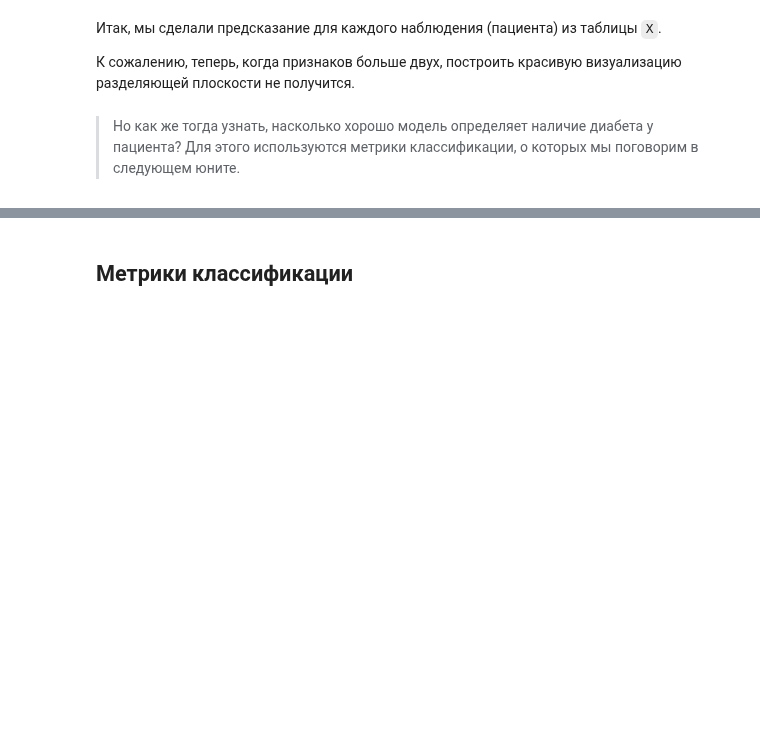
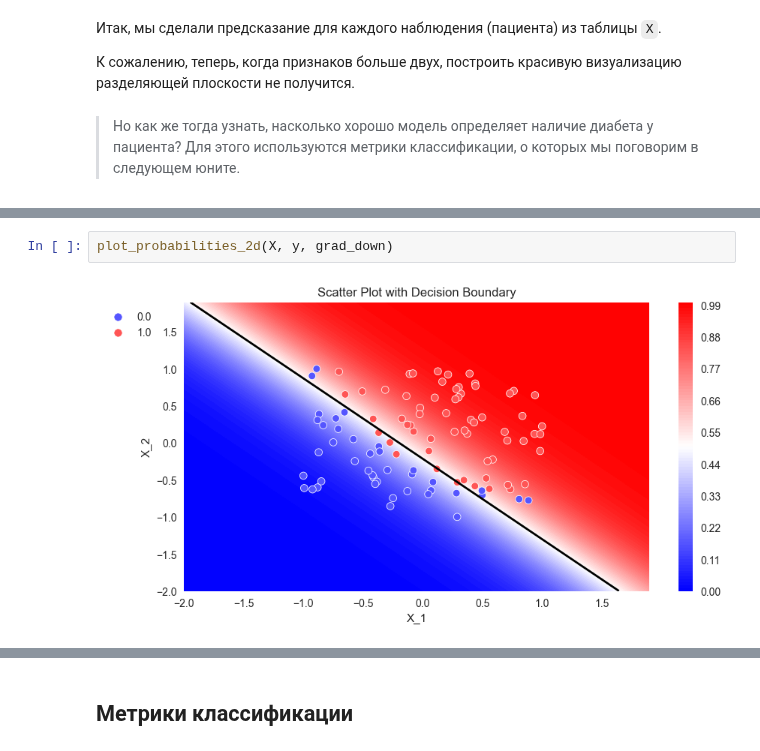
Before and after one commit to Dredox22/sf_data_science, a Jupyter notebook: SkillFactory/ML-3/ML-3._Логистическая_регрессия.ipynb, the cells around one changed output, grey strips where cells are left out. Cells and saved outputs as stored; diff of their text form; blank space fills up the shorter version.

```diff
--- a/SkillFactory/ML-3/ML-3._Логистическая_регрессия.ipynb
+++ b/SkillFactory/ML-3/ML-3._Логистическая_регрессия.ipynb
@@ -263,0 +333,4 @@ X_temp.tail()
+# %%
+plot_probabilities_2d(X, y, grad_down)
+# %% [output]
+[figure, added]
```
Also changed, not shown: parts of 9 cells of this notebook.
